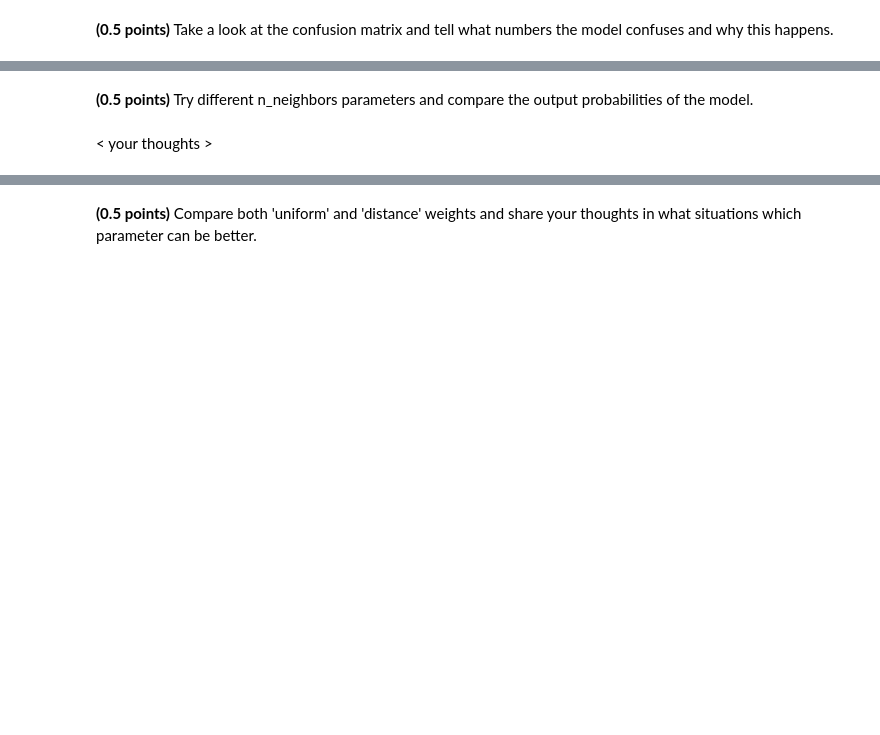
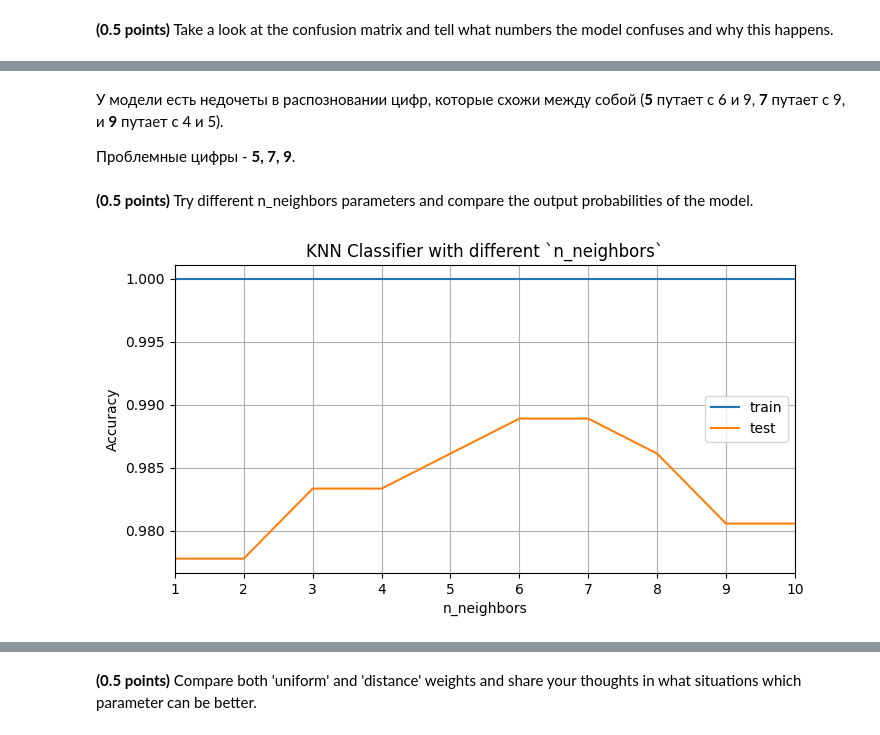
Before and after one commit to kri1mka/ml-intro, a Jupyter notebook: 5_classification_linear_knn/hw_classification.ipynb, the cells around one changed output, grey strips where cells are left out. Cells and saved outputs as stored; diff of their text form; code cells hidden in the pictures; blank space fills up the shorter version.

```diff
--- a/5_classification_linear_knn/hw_classification.ipynb
+++ b/5_classification_linear_knn/hw_classification.ipynb
@@ -457,2 +562,6 @@ assert test_acc > 0.98
+# %% [markdown]
+У модели есть недочеты в распозновании цифр, которые схожи между собой (**5** путает с 6 и 9, **7** путает с 9, и **9** путает с 4 и 5).
+
+Проблемные цифры - **5, 7, 9**.
 # %% [markdown]
 **(0.5 points)** Try different n_neighbors parameters and compare the output probabilities of the model.
@@ -461,2 +568,23 @@ assert test_acc > 0.98
-# %% [markdown]
-< your thoughts >
+# %%
+n_neigh = np.arange(1,11)
+
+train_acc_k = []
+test_acc_k = []
+for n_i in n_neigh:
+    model_KK = CustomKNeighborsClassifier(n_neighbors=n_i, weights='distance')
+    tr, tst = fit_evaluate_no_plot(model_KK, X_train, y_train, X_test, y_test)
+    train_acc_k.append(tr)
+    test_acc_k.append(tst)
+# %%
+plt.figure(figsize=(8,4))
+plt.plot(n_neigh, train_acc_k)
+plt.plot(n_neigh, test_acc_k)
+plt.title('KNN Classifier with different `n_neighbors`')
+plt.xlabel('n_neighbors')
+plt.ylabel('Accuracy')
+plt.legend(['train', 'test'])
+plt.grid()
+plt.xlim(1,10)
+plt.show()
+# %% [output]
+[figure, added]
```
Also changed, not shown: parts of 28 cells of this notebook.
